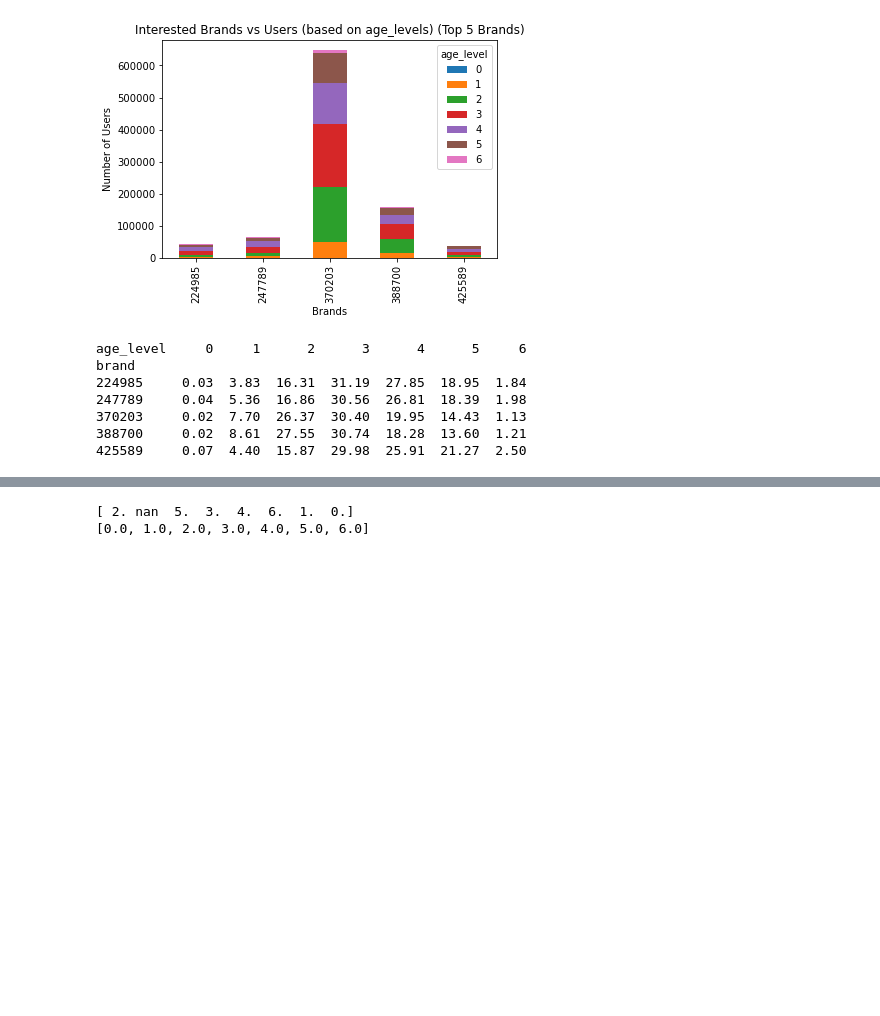
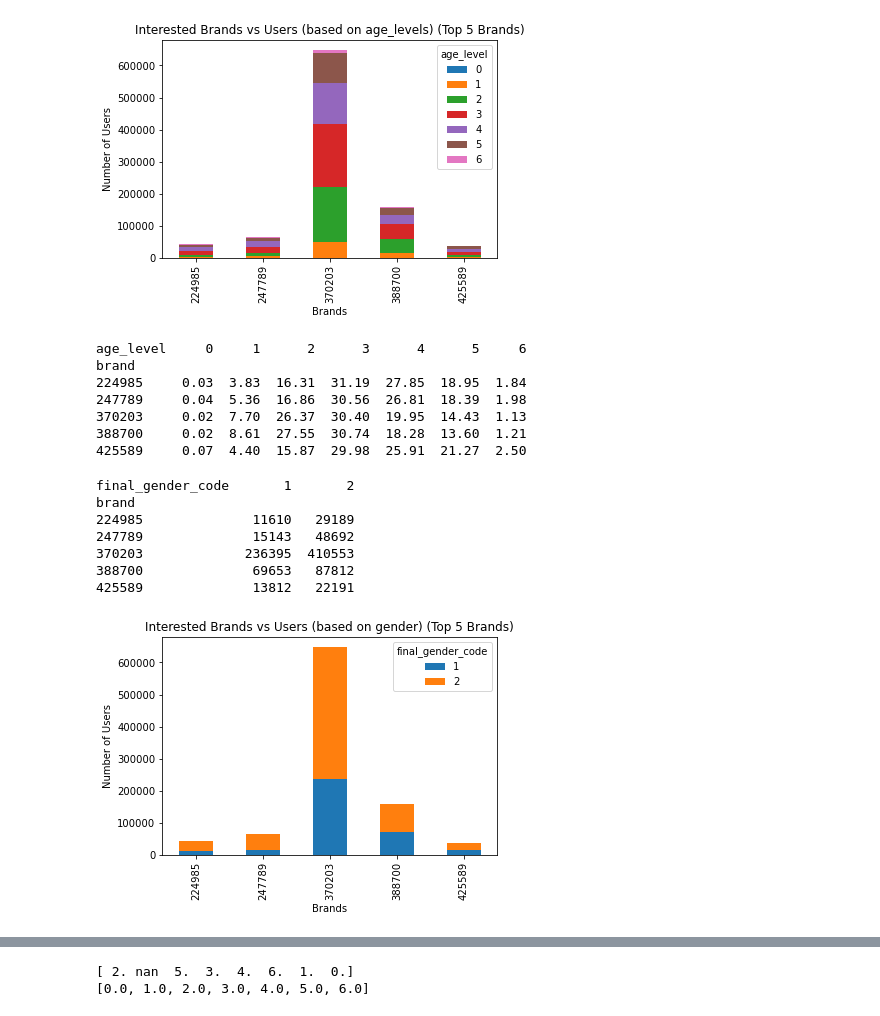
Before and after one commit to rishucoding/spml_dlrm_attacks, a Jupyter notebook: SPML.ipynb, the cells around one changed output, grey strips where cells are left out. Saved outputs shown, nothing was run; the diff lists cells and outputs as text; code cells hidden in the pictures; blank space fills up the shorter version.

```diff
--- a/SPML.ipynb
+++ b/SPML.ipynb
@@ -140,3 +190,37 @@ brand
 370203     0.02  7.70  26.37  30.40  19.95  14.43  1.13
 388700     0.02  8.61  27.55  30.74  18.28  13.60  1.21
 425589     0.07  4.40  15.87  29.98  25.91  21.27  2.50
+# %%
+# Filter the behavior log to only include the rows where the brand was one of the top 5 purchased brands
+top_5_brands = buy_behavior['brand'].value_counts().head(5).index.tolist()
+top_5_buy_behavior = buy_behavior[buy_behavior['brand'].isin(top_5_brands)]
+
+# Merge the top_5_buy_behavior and user_profile dataframes on the 'userid' column
+merged_df = pd.merge(top_5_buy_behavior, user_profile, left_on='user', right_on='userid')
+
+# Group the merged dataframe by the 'brand' and 'final_gender_code' columns and get the count of each group
+grouped_df = merged_df.groupby(['brand', 'final_gender_code'], as_index=False).count()[['brand', 'final_gender_code', 'user']]
+
+# Pivot the grouped dataframe to create a pivot table with the 'brand' column as the index, the 'final_gender_code' column as the columns and the 'user' column as the values
+pivot_table = grouped_df.pivot(index='brand', columns='final_gender_code', values='user')
+print(pivot_table)
+
+# Plot the pivot table as a bar plot
+pivot_table.plot(kind='bar', stacked=True)
+
+# Add labels to the x and y axis and add a title to the plot
+plt.xlabel('Brands')
+plt.ylabel('Number of Users')
+plt.title('Interested Brands vs Users (based on gender) (Top 5 Brands)')
+
+# Show the plot
+plt.show()
+# %% [output]
+final_gender_code       1       2
+brand
+224985              11610   29189
+247789              15143   48692
+370203             236395  410553
+388700              69653   87812
+425589              13812   22191
+[figure, added]
```
Also changed, not shown: parts of 12 cells of this notebook.
